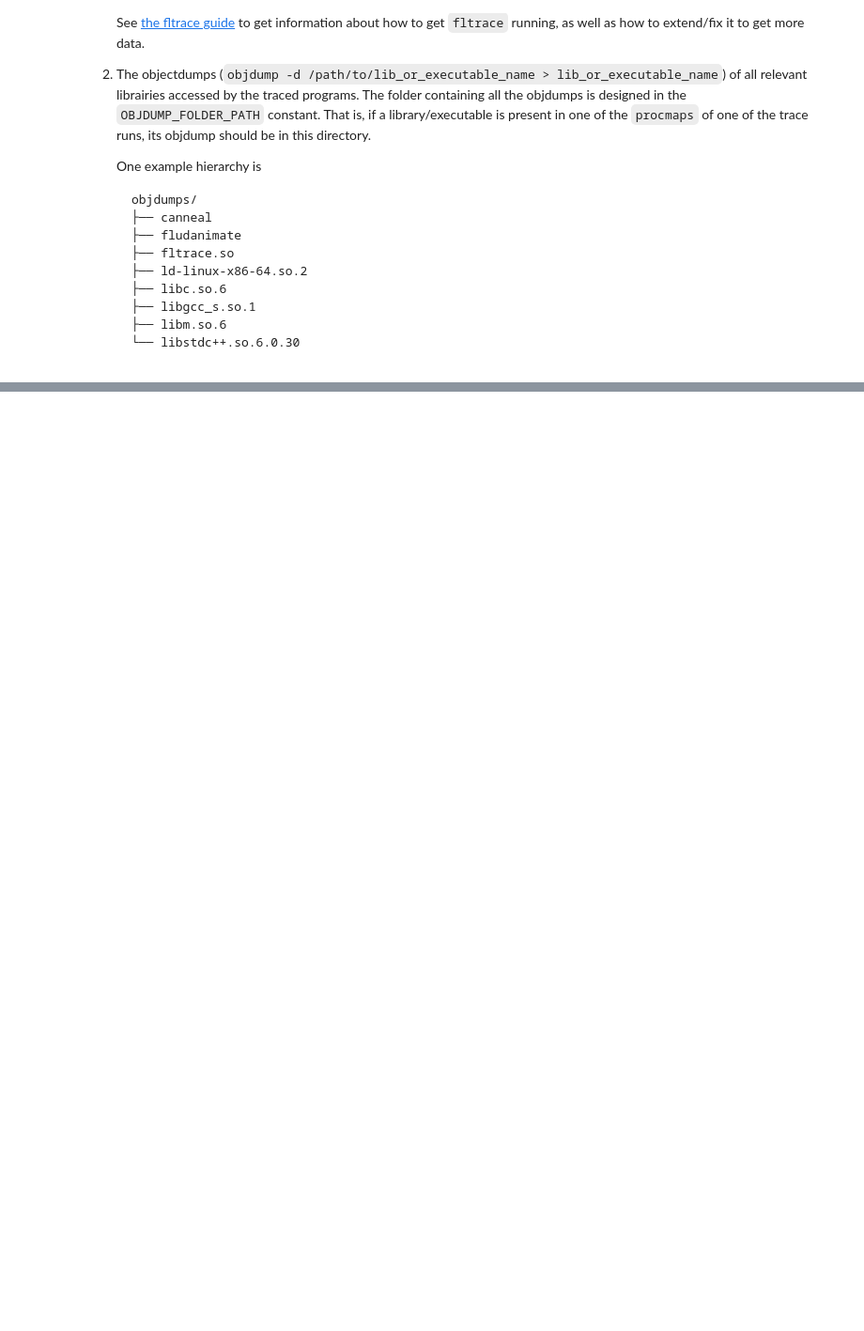
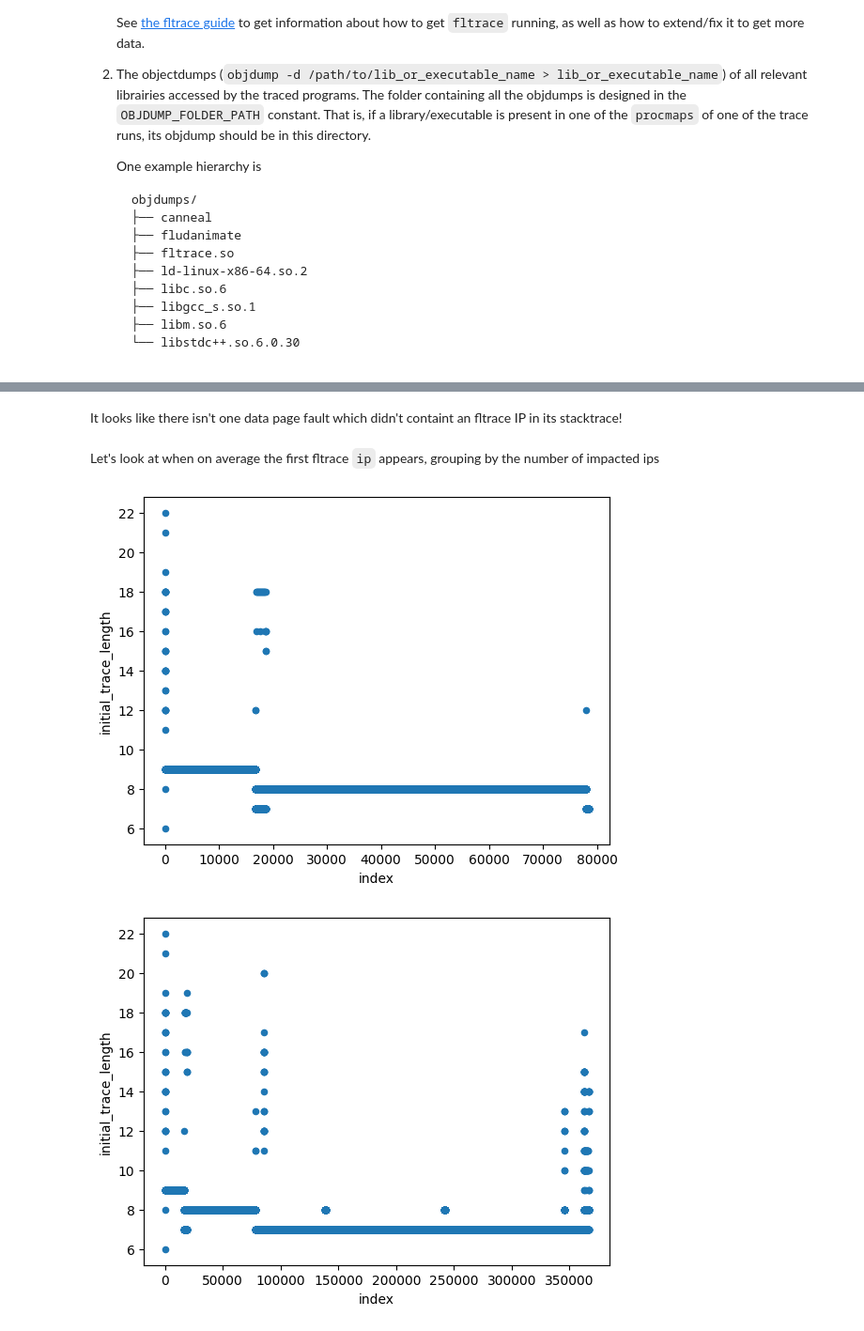
Before and after one commit to vigarov/new_ml_prefetching, a Jupyter notebook: data/analysis/fltrace_parser.ipynb, the cells around one changed output, grey strips where cells are left out. Shown: that part at 94% size. Drawn from its saved outputs; the diff is of its cells as text; code cells hidden in the pictures; blank space fills up the shorter version.

```diff
--- a/data/analysis/fltrace_parser.ipynb
+++ b/data/analysis/fltrace_parser.ipynb
@@ -48,0 +348,2 @@ OBJDUMP_FOLDER_PATH = "../data/objdumps/"
+# %% [markdown]
+It looks like there isn't one data page fault which didn't containt an fltrace IP in its stacktrace!
@@ -48,0 +352,8 @@ OBJDUMP_FOLDER_PATH = "../data/objdumps/"
+# %% [markdown]
+Let's look at when on average the first fltrace `ip` appears, grouping by the number of impacted ips
+# %%
+for runid,rs_df in fltrace_impact_stats.items():
+    rs_df.reset_index().plot.scatter(x='index',y='initial_trace_length')
+# %% [output]
+[figure, added]
+[figure, added]
```
Also changed, not shown: parts of 42 cells of this notebook, 7 other files.
